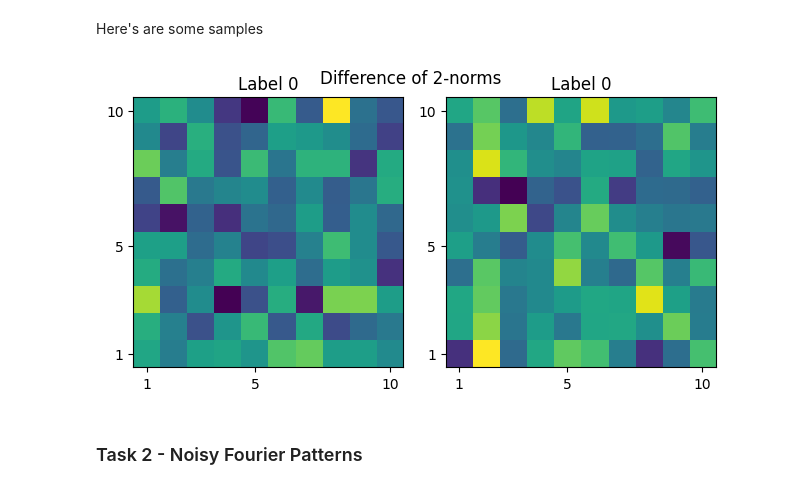
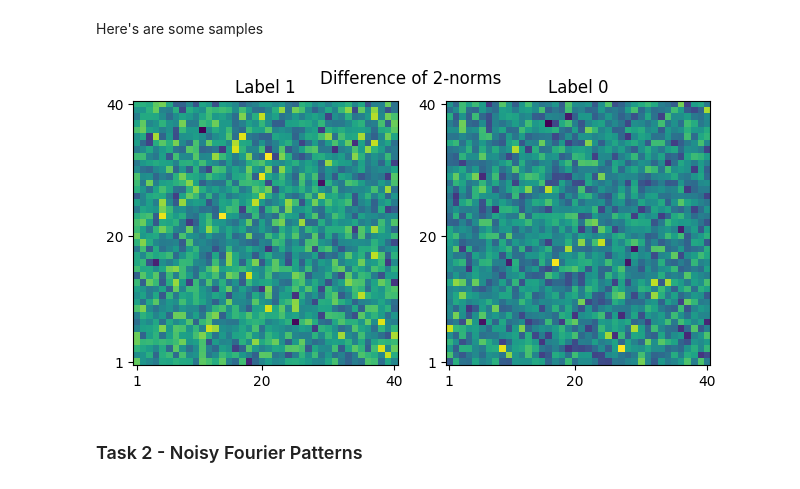
Before and after one commit to orfeasliossatos/Semester-Project, a Jupyter notebook: Tasks/Project.ipynb, the cells around one changed output. Cells and saved outputs as stored; diff of their text form; code cells hidden in the pictures.

```diff
--- a/Tasks/Project.ipynb
+++ b/Tasks/Project.ipynb
@@ -200,21 +177,21 @@ def gen_DOP_data(L=10, N=1, p=2):
 # %% [markdown]
 Here's are some samples
 # %%
-L = 10; p=2; N=2
+L = 40; p=2; N=2
 ticks = np.array([0, L//2-1, L-1])
 x, y = gen_DOP_data(L, N, p)
 fig, axs = plt.subplots(ncols=N)
 for i, ax in enumerate(axs):
     ax.imshow(x[i, 0], origin='lower')
     ax.set_title(f"Label {int(y[i, 0])}")
     ax.set_xticks(ticks); ax.set_xticklabels(ticks+1)
     ax.set_yticks(ticks); ax.set_yticklabels(ticks+1)
 
 fig.tight_layout()
 fig.suptitle(f"Difference of {p}-norms", y= 0.84)
 plt.show()
 # %% [output]
-[figure, old version]
+[figure, new version]
 # %% [markdown]
 ### Task 2 - Noisy Fourier Patterns
 # %%
```
Also changed, not shown: parts of 9 cells of this notebook, 1 other file.
